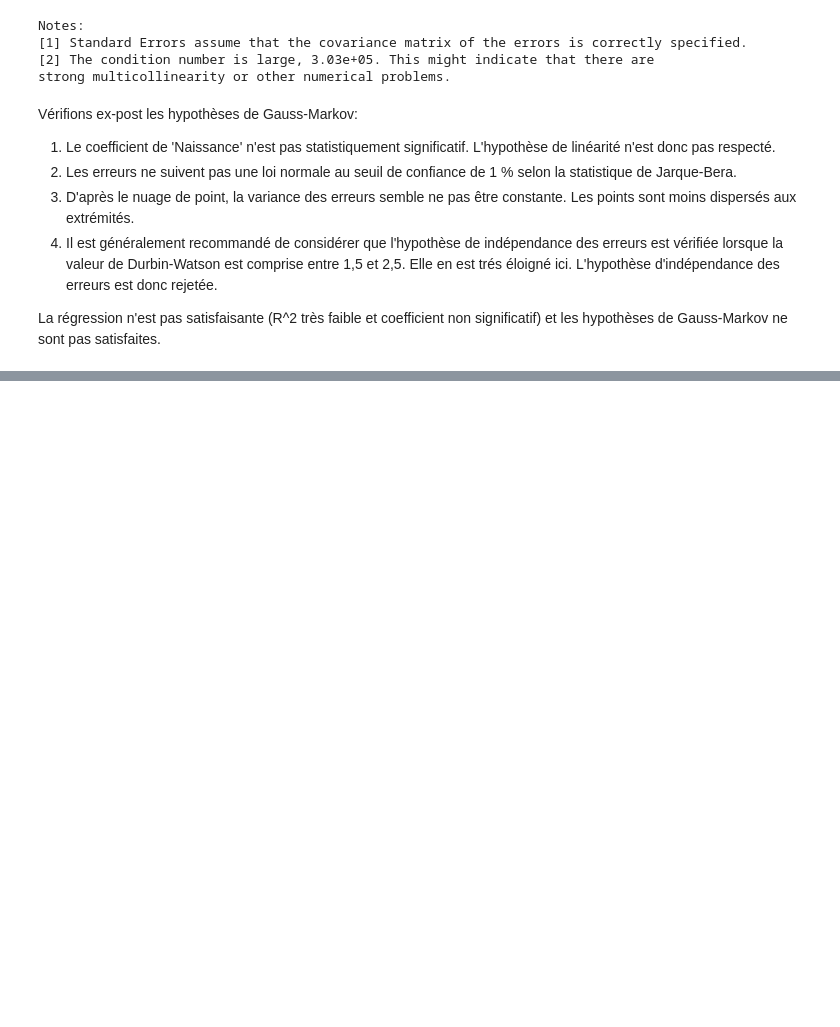
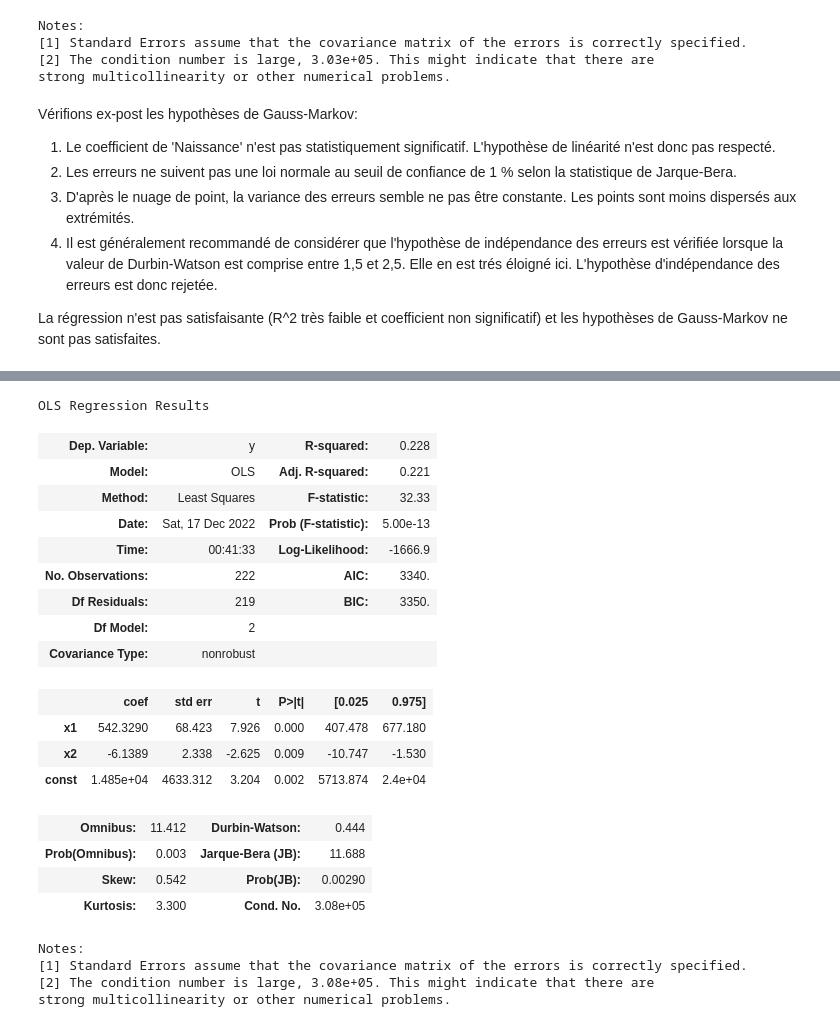
Before and after one commit to Kirscher/ResultAthle, a Jupyter notebook: eda.ipynb, the cells around one changed output, grey strips where cells are left out. Saved outputs shown, nothing was run; the diff lists cells and outputs as text; code cells hidden in the pictures; blank space fills up the shorter version.

```diff
--- a/eda.ipynb
+++ b/eda.ipynb
@@ -435,0 +468,2 @@ La régression n'est pas satisfaisante (R^2 très faible et coefficient non sign
+# %%
+regression = OLS(y, X).fit()
@@ -435,0 +475,25 @@ La régression n'est pas satisfaisante (R^2 très faible et coefficient non sign
+# %%
+regression.summary()
+# %% [output]
+OLS Regression Results
+| Dep. Variable: | y | R-squared: | 0.228 |
+| Model: | OLS | Adj. R-squared: | 0.221 |
+| Method: | Least Squares | F-statistic: | 32.33 |
+| Date: | Sat, 17 Dec 2022 | Prob (F-statistic): | 5.00e-13 |
+| Time: | 00:41:33 | Log-Likelihood: | -1666.9 |
+| No. Observations: | 222 | AIC: | 3340. |
+| Df Residuals: | 219 | BIC: | 3350. |
+| Df Model: | 2 |  |  |
+| Covariance Type: | nonrobust |  |  |
+|  | coef | std err | t | P>|t| | [0.025 | 0.975] |
+| x1 | 542.3290 | 68.423 | 7.926 | 0.000 | 407.478 | 677.180 |
+| x2 | -6.1389 | 2.338 | -2.625 | 0.009 | -10.747 | -1.530 |
+| const | 1.485e+04 | 4633.312 | 3.204 | 0.002 | 5713.874 | 2.4e+04 |
+| Omnibus: | 11.412 | Durbin-Watson: | 0.444 |
+| Prob(Omnibus): | 0.003 | Jarque-Bera (JB): | 11.688 |
+| Skew: | 0.542 | Prob(JB): | 0.00290 |
+| Kurtosis: | 3.300 | Cond. No. | 3.08e+05 |
+Notes:
+[1] Standard Errors assume that the covariance matrix of the errors is correctly specified.
+[2] The condition number is large, 3.08e+05. This might indicate that there are
+strong multicollinearity or other numerical problems.
```
Also changed, not shown: parts of 12 cells of this notebook.
